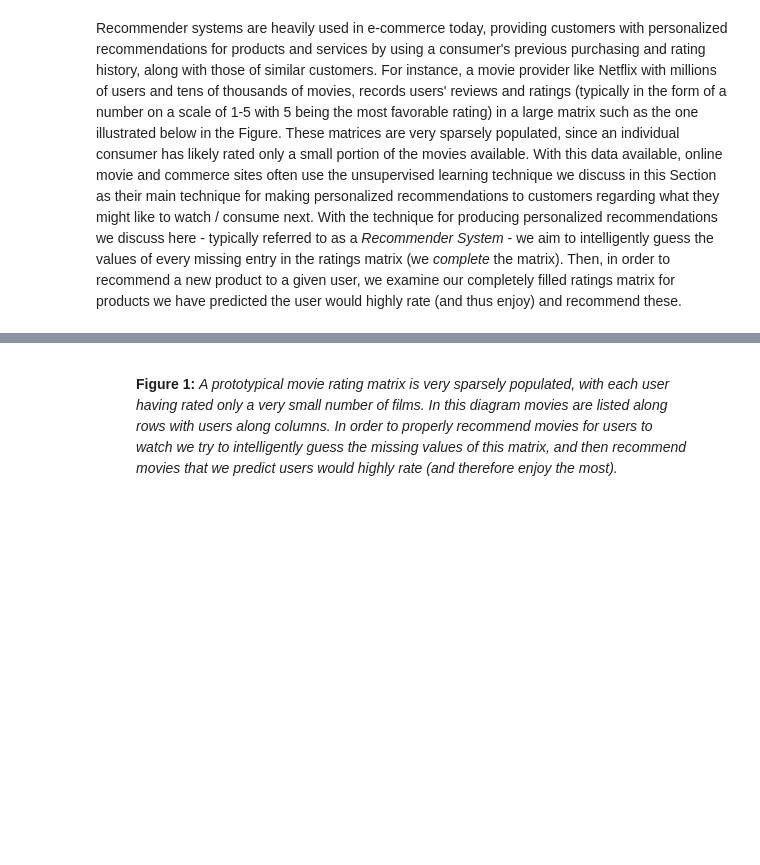
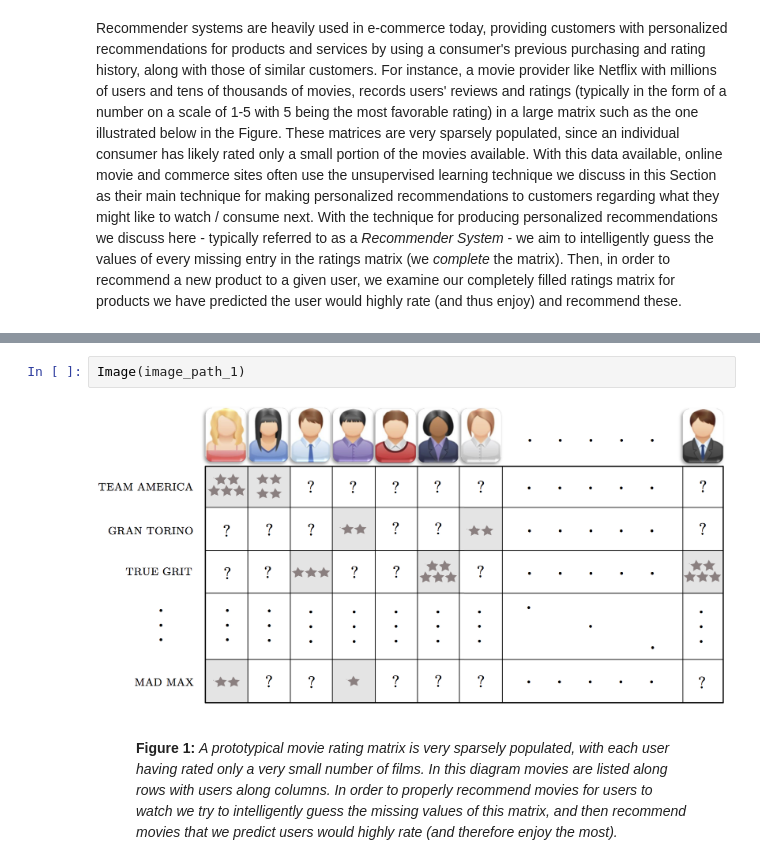
Before and after one commit to neonwatty/machine_learning_refined, a Jupyter notebook: notes/8_Linear_unsupervised_learning/8_4_Recommender.ipynb, the cells around one changed output, grey strips where cells are left out. Drawn from its saved outputs; the diff is of its cells as text; blank space fills up the shorter version.

```diff
--- a/notes/8_Linear_unsupervised_learning/8_4_Recommender.ipynb
+++ b/notes/8_Linear_unsupervised_learning/8_4_Recommender.ipynb
@@ -44,3 +73,7 @@ IPython.display.HTML('''<img src="''' + image_path_1 + '''" width="70%" height="
+# %%
+Image(image_path_1)
+# %% [output]
+[figure, added]
 # %% [markdown]
 <figure>
   <figcaption>
```
Also changed, not shown: parts of 2 cells of this notebook, 5 other files.
